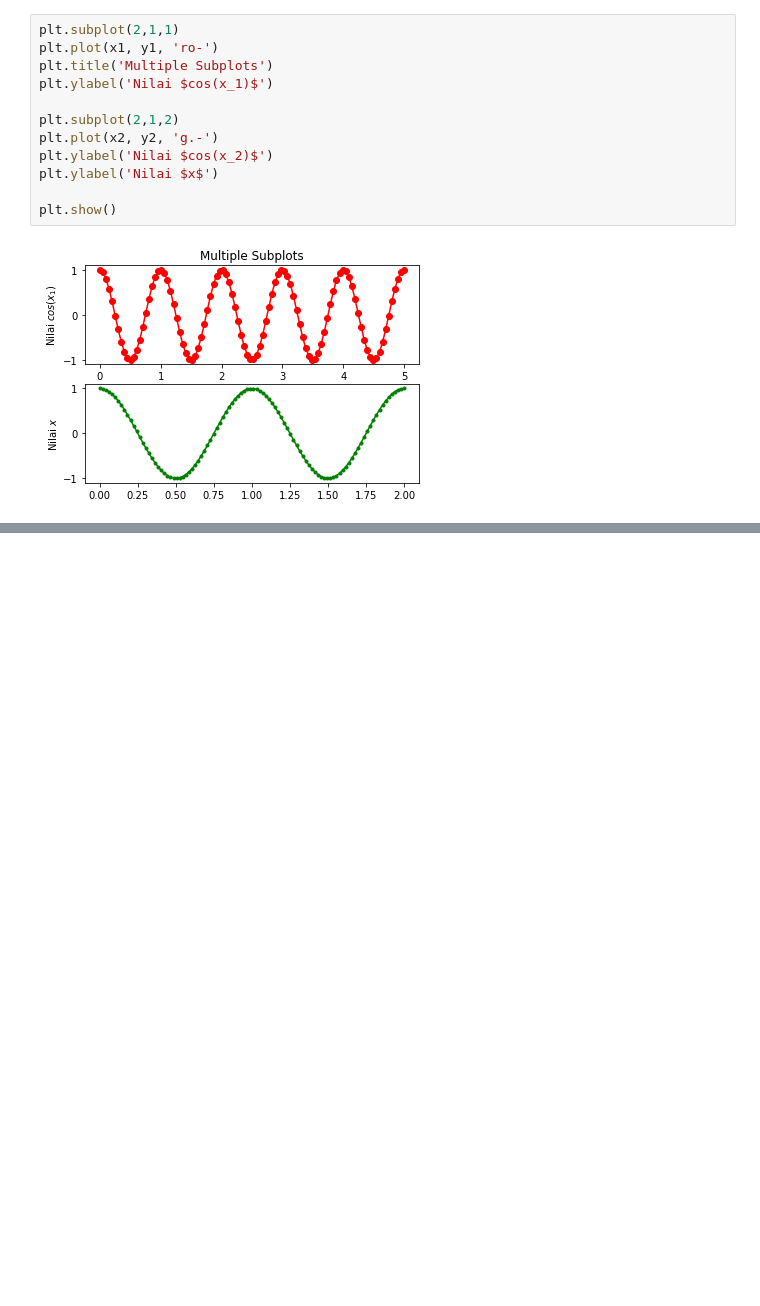
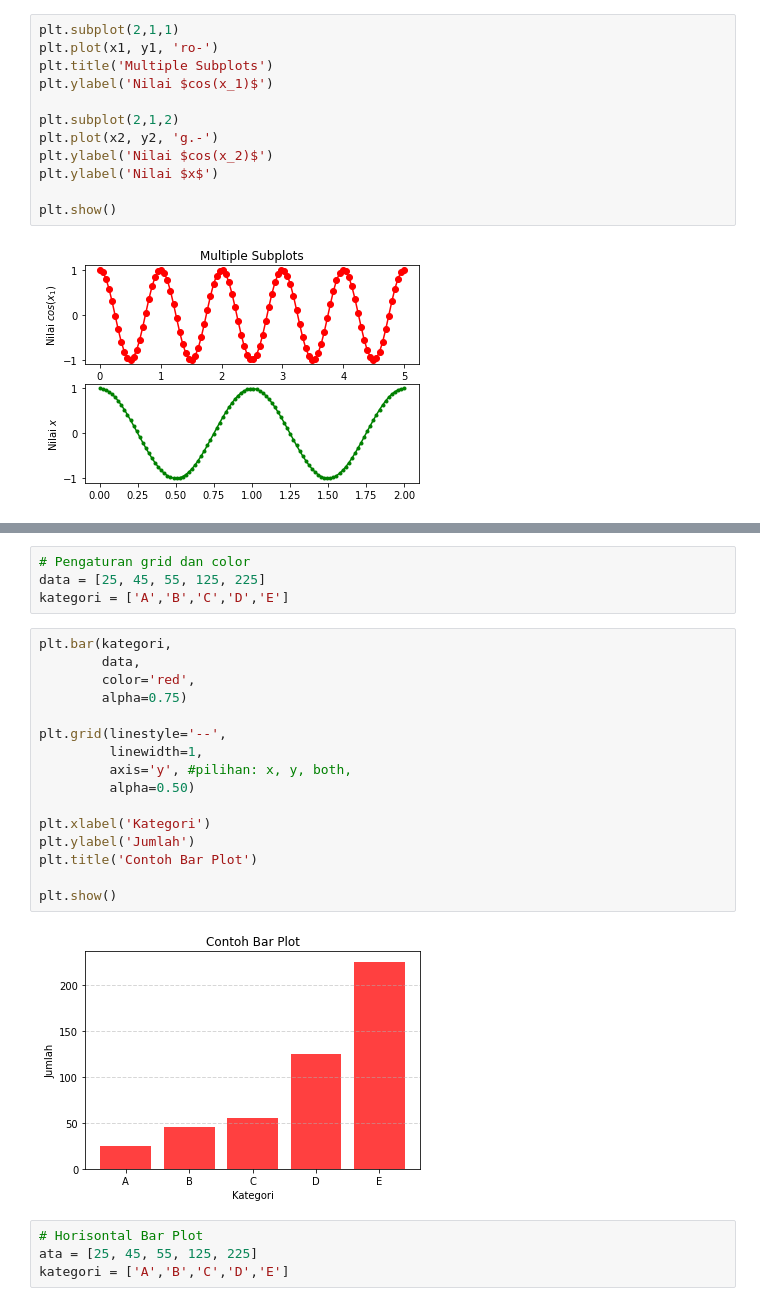
Before and after one commit to yap23/belajar_python, a Jupyter notebook: Belajar Matplotlib.ipynb, the cells around one changed output, grey strips where cells are left out. Cells and saved outputs as stored; diff of their text form; blank space fills up the shorter version.

```diff
--- a/Belajar Matplotlib.ipynb
+++ b/Belajar Matplotlib.ipynb
@@ -401,0 +486,26 @@ plt.show()
+# %%
+# Pengaturan grid dan color
+data = [25, 45, 55, 125, 225]
+kategori = ['A','B','C','D','E']
+# %%
+plt.bar(kategori,
+        data,
+        color='red',
+        alpha=0.75)
+
+plt.grid(linestyle='--',
+         linewidth=1,
+         axis='y', #pilihan: x, y, both,
+         alpha=0.50)
+
+plt.xlabel('Kategori')
+plt.ylabel('Jumlah')
+plt.title('Contoh Bar Plot')
+
+plt.show()
+# %% [output]
+[figure, added]
+# %%
+# Horisontal Bar Plot
+ata = [25, 45, 55, 125, 225]
+kategori = ['A','B','C','D','E']
```
Also changed, not shown: parts of 25 cells of this notebook.
